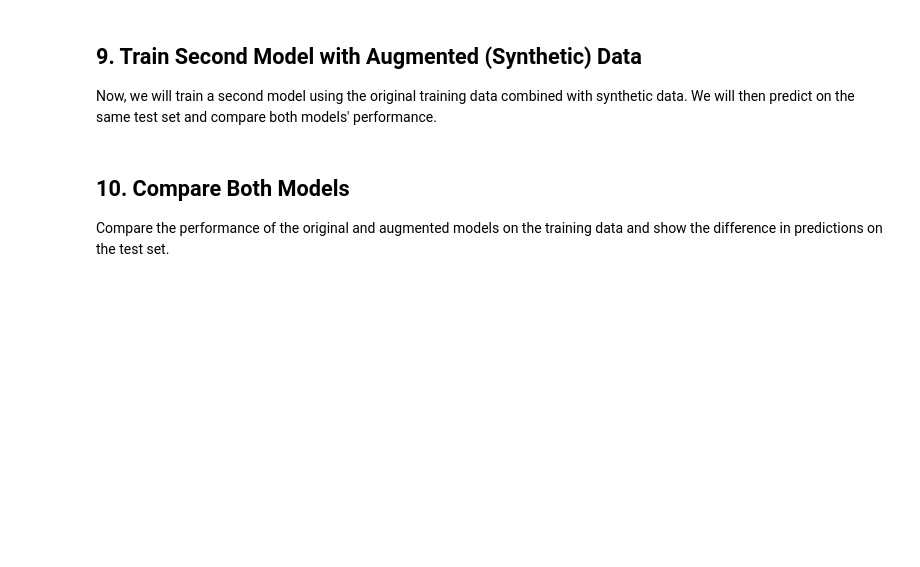
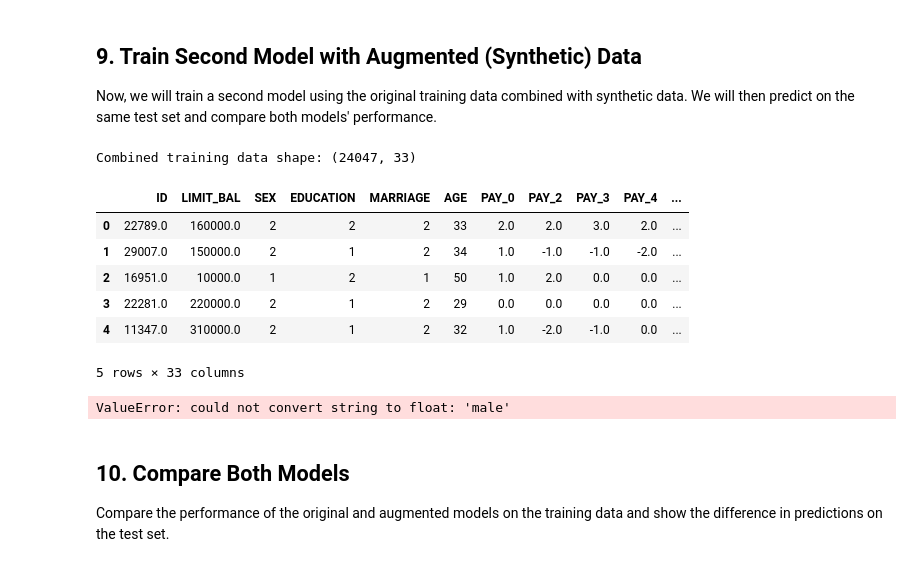
Before and after one commit to sydneycally-inclane-2812/gen-ai-prompt-evaluation, a Jupyter notebook: model_perdiction.ipynb, the cells around one changed output. Cells and saved outputs as stored; diff of their text form; code cells hidden in the pictures; blank space fills up the shorter version.

Commit message:
model comparison code

```diff
--- a/model_perdiction.ipynb
+++ b/model_perdiction.ipynb
@@ -118,23 +111,36 @@ if not test_df.empty:
 
 Now, we will train a second model using the original training data combined with synthetic data. We will then predict on the same test set and compare both models' performance.
 # %%
-# Load synthetic data (assumed to be in 'synthetic_rows.txt' as JSON)
-import json
-with open('synthetic_rows.txt', 'r') as f:
-    synthetic_data = json.load(f)
-synthetic_df = pd.DataFrame(synthetic_data)
+import pandas as pd
 
-# Preprocess synthetic data: encode categoricals and scale features
-for col in categorical_cols:
-    if col in synthetic_df.columns:
-        le = LabelEncoder()
-        synthetic_df[col] = le.fit_transform(synthetic_df[col])
+# Load original training data
+train_df = pd.read_csv('./data/train_data/train.csv')
+test_df = pd.read_csv('./data/test_data/test.csv')
+# Load synthetic/augmented data (replace with your actual file or DataFrame)
+augmented_df = pd.read_csv('./data/train_data/augmented_generated.csv')  # or your generated CSV filename
 
-synthetic_df[feature_cols] = scaler.transform(synthetic_df[feature_cols])
+# Concatenate the two DataFrames
+augmented_train_df = pd.concat([train_df, augmented_df], ignore_index=True)
 
-# Combine original and synthetic training data
-augmented_train_df = pd.concat([train_df, synthetic_df], ignore_index=True)
+# Now continue with your preprocessing as before:
+# - Handle missing values
+# - Encode categoricals
+# - Feature scaling
+# - Split features/target
+# - Train your model
+
+print('Combined training data shape:', augmented_train_df.shape)
+display(augmented_train_df.head())
 
 # Split features and target for augmented data
 X_aug = augmented_train_df.drop(['ID', 'default.payment.next.month'], axis=1)
 y_aug = augmented_train_df['default.payment.next.month']
+# %% [output]
+Combined training data shape: (24047, 33)
+|  | ID | LIMIT_BAL | SEX | EDUCATION | MARRIAGE | AGE | PAY_0 | PAY_2 | PAY_3 | PAY_4 | ... |
+| 0 | 22789.0 | 160000.0 | 2 | 2 | 2 | 33 | 2.0 | 2.0 | 3.0 | 2.0 | ... |
+| 1 | 29007.0 | 150000.0 | 2 | 1 | 2 | 34 | 1.0 | -1.0 | -1.0 | -2.0 | ... |
+| 2 | 16951.0 | 10000.0 | 1 | 2 | 1 | 50 | 1.0 | 2.0 | 0.0 | 0.0 | ... |
+| 3 | 22281.0 | 220000.0 | 2 | 1 | 2 | 29 | 0.0 | 0.0 | 0.0 | 0.0 | ... |
+| 4 | 11347.0 | 310000.0 | 2 | 1 | 2 | 32 | 1.0 | -2.0 | -1.0 | 0.0 | ... |
+5 rows × 33 columns
@@ -141,6 +165,10 @@ y_aug = augmented_train_df['default.payment.next.month']
 # %%
-# Train second Random Forest model on augmented data
-rf_aug = RandomForestClassifier(n_estimators=100, random_state=42)
-rf_aug.fit(X_aug, y_aug)
+
+from sklearn.linear_model import LogisticRegression
+
+lr_aug = LogisticRegression(max_iter=1000, random_state=42)
+lr_aug.fit(X_aug, y_aug)
+# %% [output]
+ValueError: could not convert string to float: 'male'
 # %%
 # Evaluate second model on original training data
```
Also changed, not shown: parts of 9 cells of this notebook, 3 other files.
